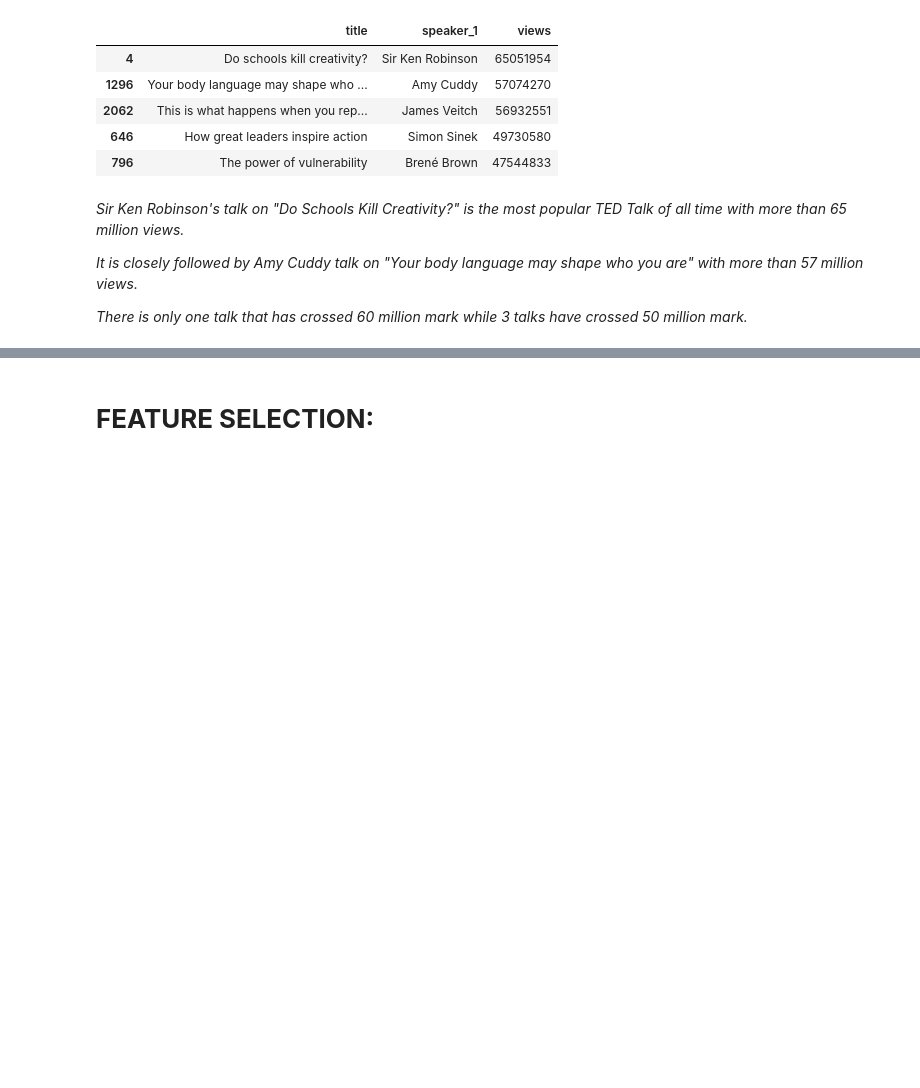
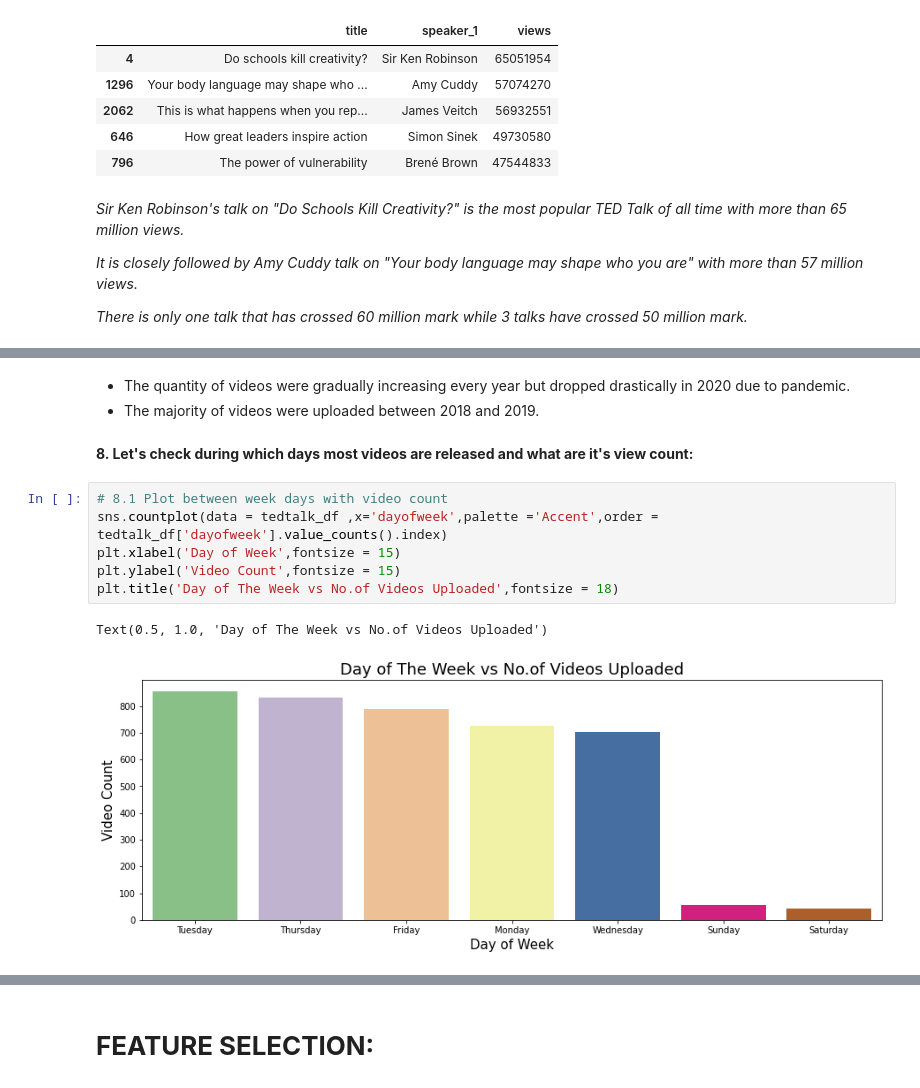
Before and after one commit to Malu2203/Ted-Talks-Views-Prediction---Regression-Capstone, a Jupyter notebook: Ted_Talks_Views_Prediction_Regression_Capstone_.ipynb, the cells around one changed output, grey strips where cells are left out. Saved outputs shown, nothing was run; the diff lists cells and outputs as text; blank space fills up the shorter version.

```diff
--- a/Ted_Talks_Views_Prediction_Regression_Capstone_.ipynb
+++ b/Ted_Talks_Views_Prediction_Regression_Capstone_.ipynb
@@ -591,0 +563,15 @@ Text(0.5, 1.0, 'Year vs Views ')
+# %% [markdown]
+
+*  The quantity of videos were gradually increasing every year but dropped drastically in 2020 due to pandemic.
+*   The majority of videos were uploaded between 2018 and 2019.
+# %% [markdown]
+**8. Let's check during which days most videos are released and what are it's view count:**
+# %%
+# 8.1 Plot between week days with video count
+sns.countplot(data = tedtalk_df ,x='dayofweek',palette ='Accent',order = tedtalk_df['dayofweek'].value_counts().index)
+plt.xlabel('Day of Week',fontsize = 15)
+plt.ylabel('Video Count',fontsize = 15)
+plt.title('Day of The Week vs No.of Videos Uploaded',fontsize = 18)
+# %% [output]
+Text(0.5, 1.0, 'Day of The Week vs No.of Videos Uploaded')
+[figure, added]
```
Also changed, not shown: parts of 76 cells of this notebook.
